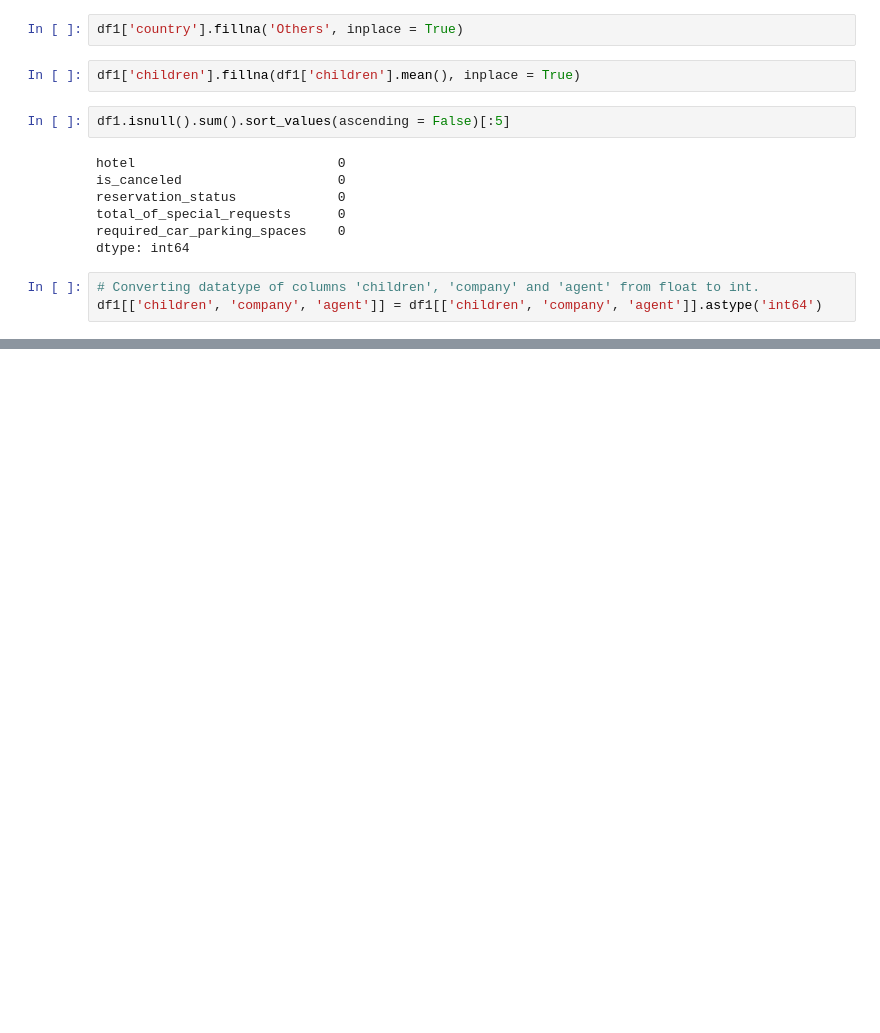
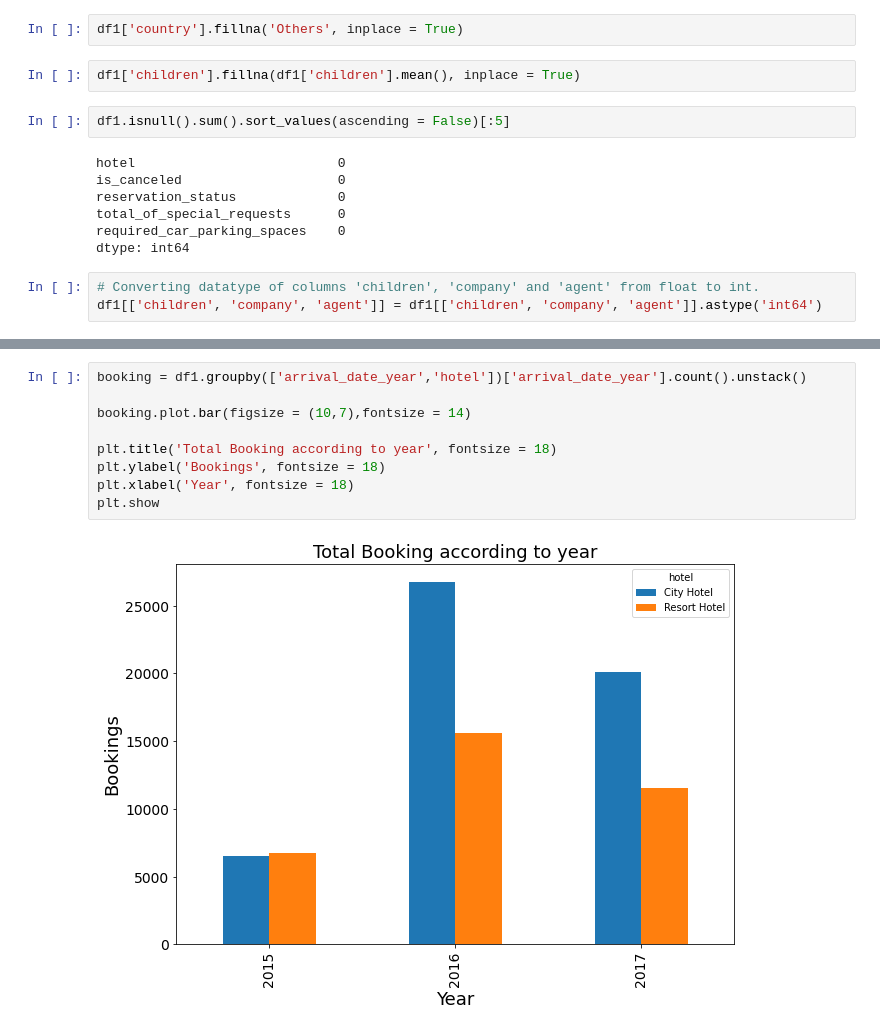
Before and after one commit to Singh-Pravin/Hotel-Booking-Analysis---EDA, a Jupyter notebook: Hotel_Booking_Analysis_Capstone_Project.ipynb, the cells around one changed output, grey strips where cells are left out. Cells and saved outputs as stored; diff of their text form; blank space fills up the shorter version.

```diff
--- a/Hotel_Booking_Analysis_Capstone_Project.ipynb
+++ b/Hotel_Booking_Analysis_Capstone_Project.ipynb
@@ -219,0 +233,11 @@ df1[['children', 'company', 'agent']] = df1[['children', 'company', 'agent']].as
+# %%
+booking = df1.groupby(['arrival_date_year','hotel'])['arrival_date_year'].count().unstack()
+
+booking.plot.bar(figsize = (10,7),fontsize = 14)
+
+plt.title('Total Booking according to year', fontsize = 18)
+plt.ylabel('Bookings', fontsize = 18)
+plt.xlabel('Year', fontsize = 18)
+plt.show
+# %% [output]
+[figure, added]
```
Also changed, not shown: parts of 10 cells of this notebook.
